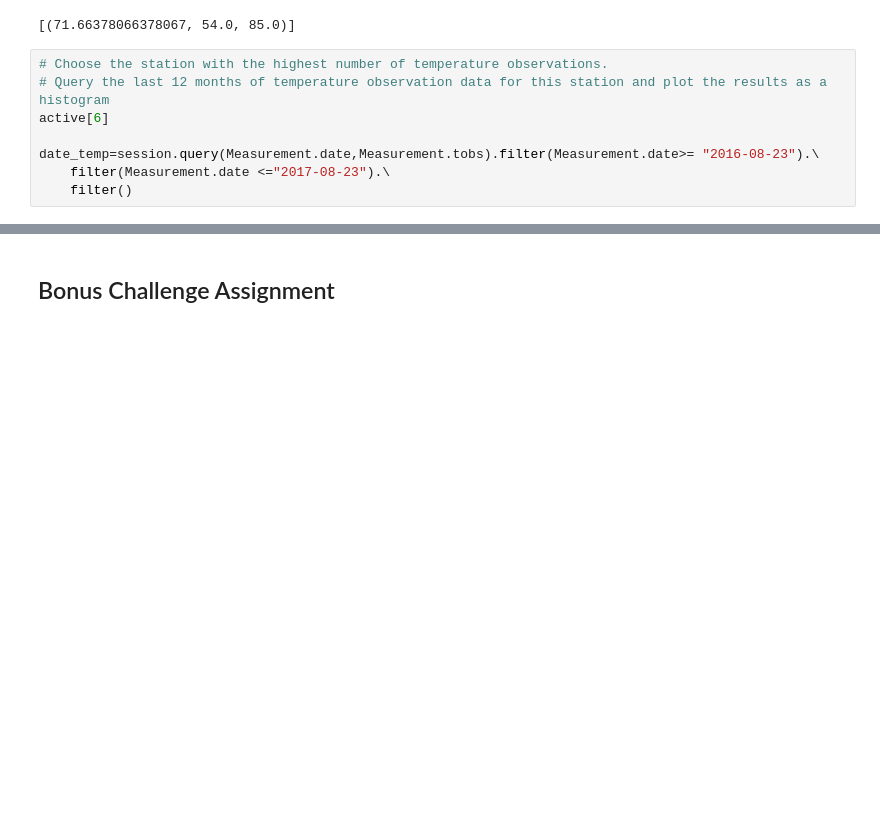
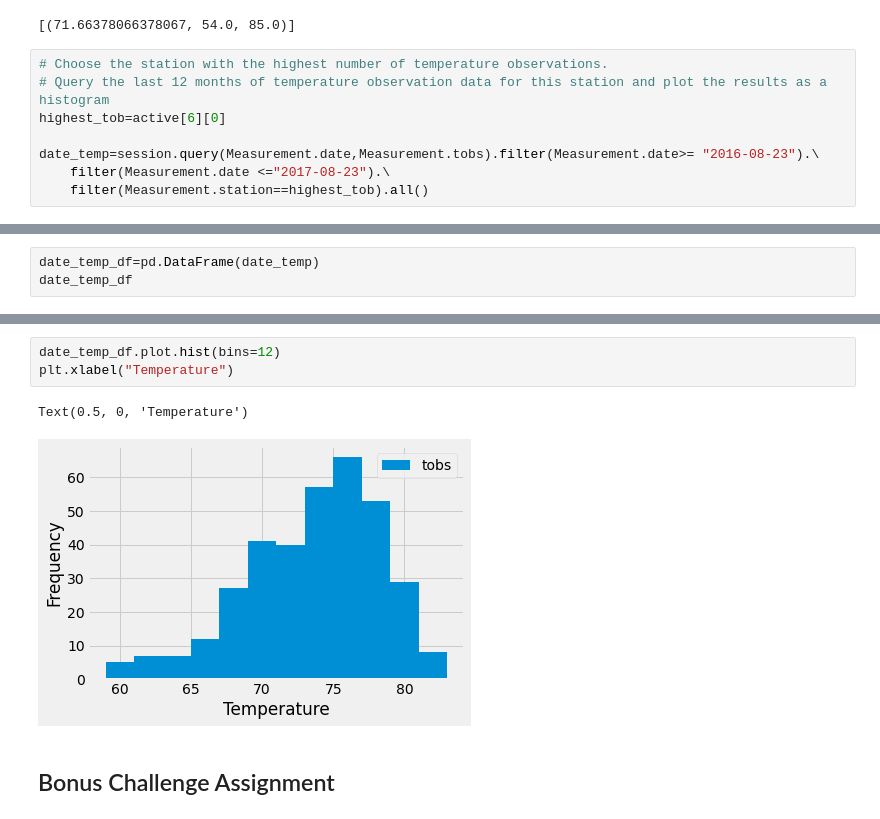
Before and after one commit to cjbeimfohr13/sqlalchemy-challenge, a Jupyter notebook: climate_starter.ipynb, the cells around one changed output, grey strips where cells are left out. Saved outputs shown, nothing was run; the diff lists cells and outputs as text; blank space fills up the shorter version.

```diff
--- a/climate_starter.ipynb
+++ b/climate_starter.ipynb
@@ -117,8 +126,8 @@ average_min_max_temp
 # %%
 # Choose the station with the highest number of temperature observations.
 # Query the last 12 months of temperature observation data for this station and plot the results as a histogram
-active[6]
+highest_tob=active[6][0]
 
 date_temp=session.query(Measurement.date,Measurement.tobs).filter(Measurement.date>= "2016-08-23").\
     filter(Measurement.date <="2017-08-23").\
-    filter()
+    filter(Measurement.station==highest_tob).all()
@@ -126,0 +134,3 @@ date_temp=session.query(Measurement.date,Measurement.tobs).filter(Measurement.da
+# %%
+date_temp_df=pd.DataFrame(date_temp)
+date_temp_df
@@ -127,3 +151,9 @@ date_temp=session.query(Measurement.date,Measurement.tobs).filter(Measurement.da
+# %%
+date_temp_df.plot.hist(bins=12)
+plt.xlabel("Temperature")
+# %% [output]
+Text(0.5, 0, 'Temperature')
+[figure, added]
 # %% [markdown]
 ## Bonus Challenge Assignment
 # %%
```
Also changed, not shown: parts of 5 cells of this notebook.
